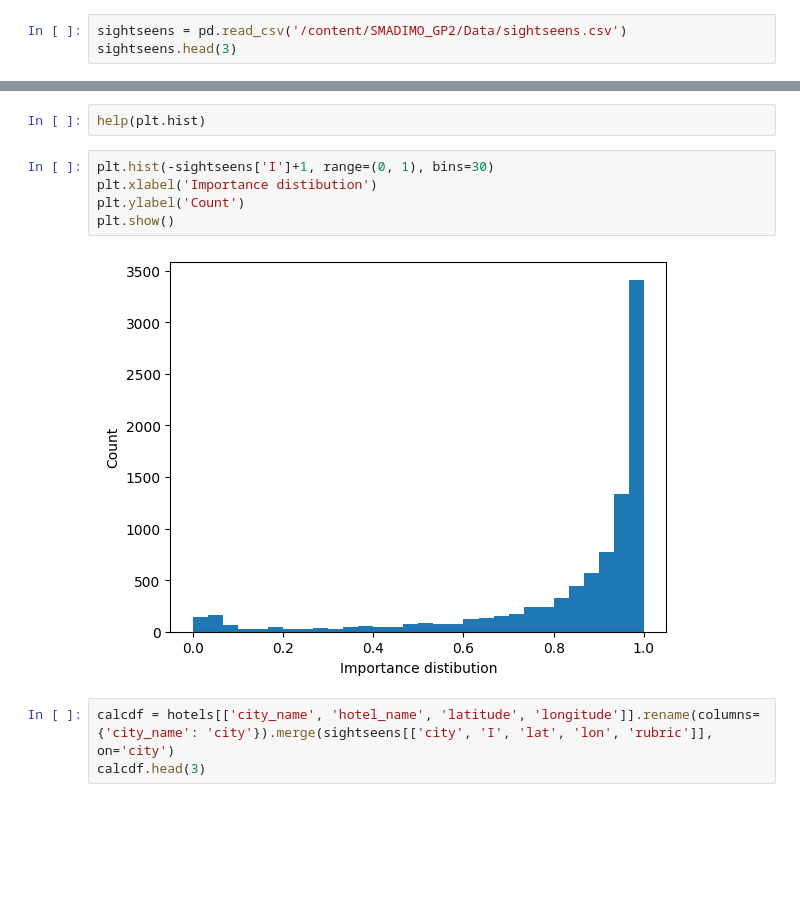
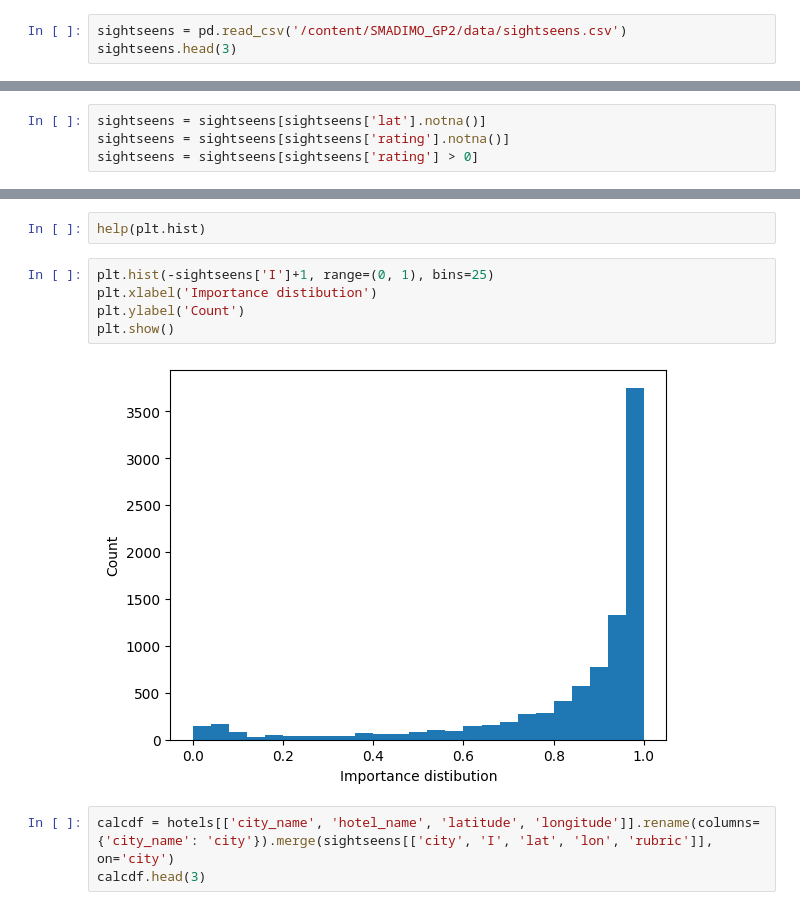
Before and after one commit to mnedo/SMADIMO_GP2, a Jupyter notebook: Aggregation__Results.ipynb, the cells around one changed output, grey strips where cells are left out. Drawn from its saved outputs; the diff is of its cells as text; blank space fills up the shorter version.

```diff
--- a/Aggregation__Results.ipynb
+++ b/Aggregation__Results.ipynb
@@ -27,9 +41,13 @@ hotels.head(3)
 # %%
-sightseens = pd.read_csv('/content/SMADIMO_GP2/Data/sightseens.csv')
+sightseens = pd.read_csv('/content/SMADIMO_GP2/data/sightseens.csv')
 sightseens.head(3)
 # %% [output]
 |  | city | rubric | name | lat | lon | rating | review_count |
 | 0 | Абакан | Рестораны | STIX, бельгийский ресторан | 53.721736 | 91.444138 | 4.7 | 648 |
 | 1 | Абакан | Рестораны | Мажор, караоке-бар | 53.725752 | 91.456086 | 4.7 | 307 |
 | 2 | Абакан | Рестораны | Мадрид, кафе | 53.727392 | 91.437827 | 4.6 | 300 |
+# %%
+sightseens = sightseens[sightseens['lat'].notna()]
+sightseens = sightseens[sightseens['rating'].notna()]
+sightseens = sightseens[sightseens['rating'] > 0]
 # %%
@@ -89,12 +107,12 @@ import matplotlib.pyplot as plt
 # %%
 help(plt.hist)
 # %%
-plt.hist(-sightseens['I']+1, range=(0, 1), bins=30)
+plt.hist(-sightseens['I']+1, range=(0, 1), bins=25)
 plt.xlabel('Importance distibution')
 plt.ylabel('Count')
 plt.show()
 # %% [output]
-[figure, old version]
+[figure, new version]
 # %%
 calcdf = hotels[['city_name', 'hotel_name', 'latitude',	'longitude']].rename(columns={'city_name': 'city'}).merge(sightseens[['city', 'I', 'lat', 'lon', 'rubric']], on='city')
 calcdf.head(3)
```
Also changed, not shown: parts of 16 cells of this notebook.
